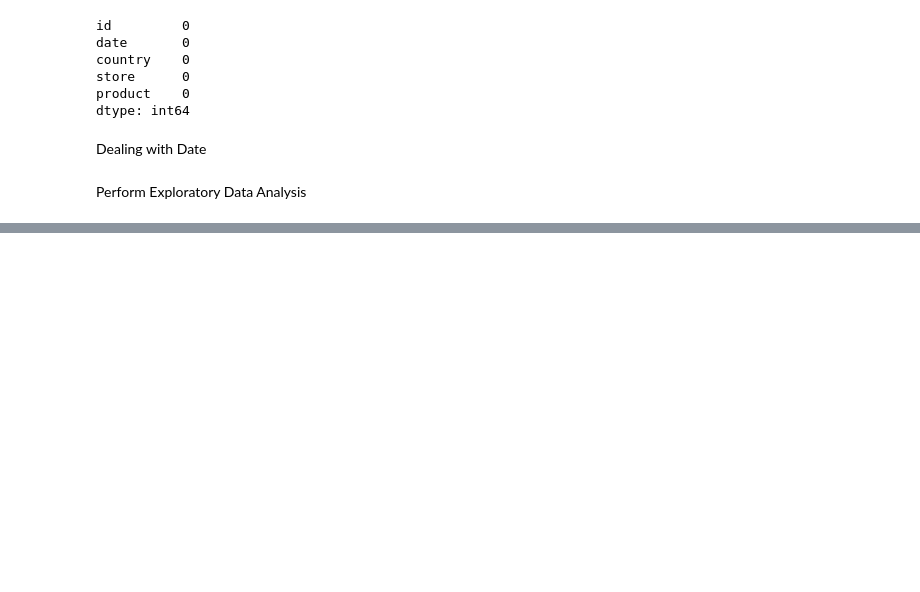
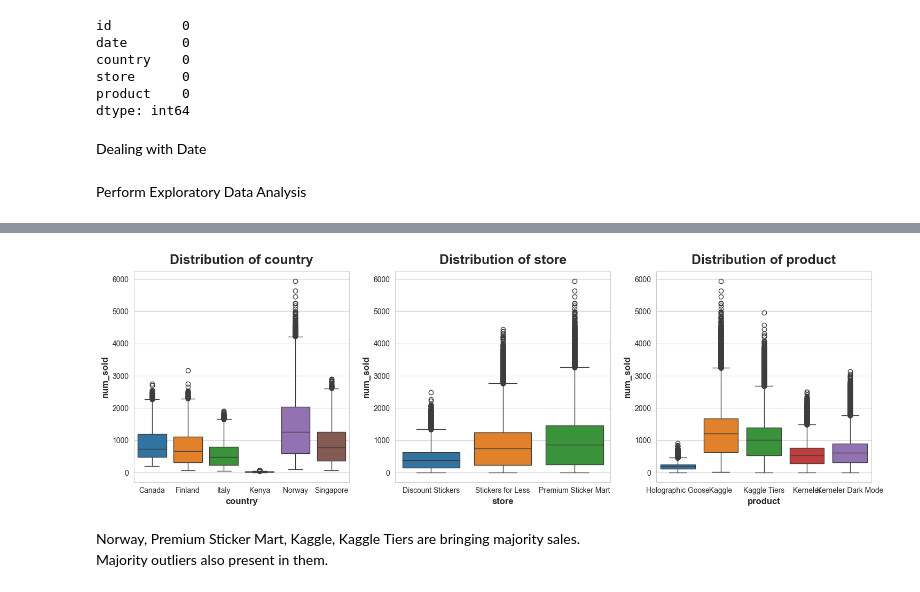
Before and after one commit to omjadhav9271/Forecasting-Sales, a Jupyter notebook: nb01.ipynb, the cells around one changed output, grey strips where cells are left out. Cells and saved outputs as stored; diff of their text form; code cells hidden in the pictures; blank space fills up the shorter version.

```diff
--- a/nb01.ipynb
+++ b/nb01.ipynb
@@ -112,0 +162,14 @@ Perform Exploratory Data Analysis
+# %%
+plt.figure(figsize=(15,5))
+for i,column in enumerate(categorical_columns, 1):
+    plt.subplot(1,3,i)
+    sns.boxplot(y = train_df["num_sold"], x =train_df[column] ,hue =train_df[column])
+    plt.title(f'Distribution of {column}')
+
+plt.tight_layout()
+plt.show()
+# %% [output]
+[figure, added]
+# %% [markdown]
+Norway, Premium Sticker Mart, Kaggle, Kaggle Tiers are bringing majority sales.
+Majority outliers also present in them.
```
Also changed, not shown: parts of 11 cells of this notebook.
